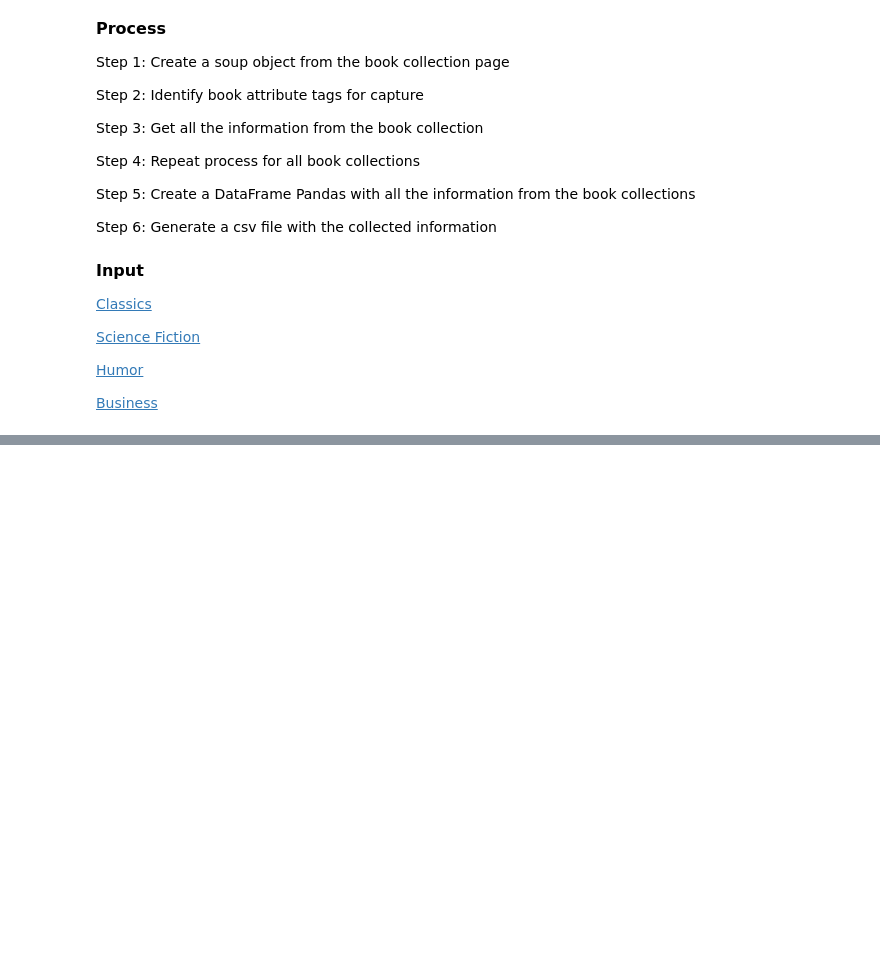
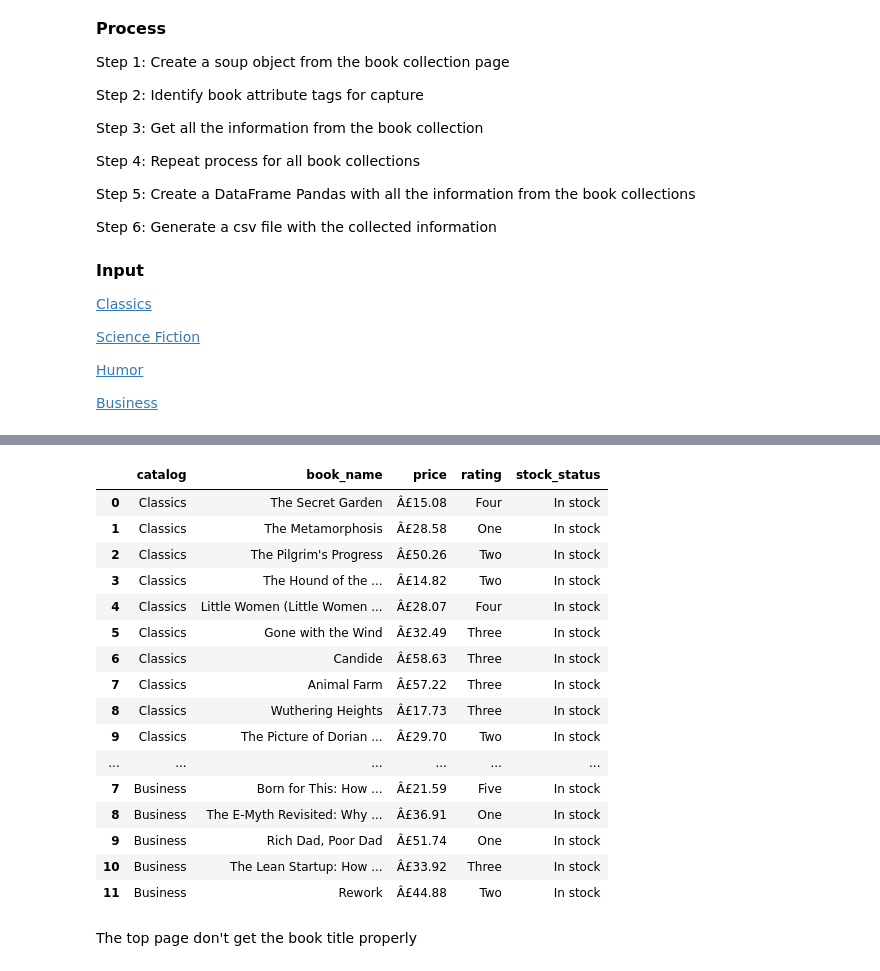
Before and after one commit to MarcosRMG/ds_ao_dev, a Jupyter notebook: notebooks/DS ao DEV.ipynb, the cells around one changed output, grey strips where cells are left out. Cells and saved outputs as stored; diff of their text form; code cells hidden in the pictures; blank space fills up the shorter version.

```diff
--- a/notebooks/DS ao DEV.ipynb
+++ b/notebooks/DS ao DEV.ipynb
@@ -340,0 +586,22 @@ Step 6: Generate a csv file with the collected information
+# %%
+df_books
+# %% [output]
+|  | catalog | book_name | price | rating | stock_status |
+| 0 | Classics | The Secret Garden | Â£15.08 | Four | In stock |
+| 1 | Classics | The Metamorphosis | Â£28.58 | One | In stock |
+| 2 | Classics | The Pilgrim's Progress | Â£50.26 | Two | In stock |
+| 3 | Classics | The Hound of the ... | Â£14.82 | Two | In stock |
+| 4 | Classics | Little Women (Little Women ... | Â£28.07 | Four | In stock |
+| 5 | Classics | Gone with the Wind | Â£32.49 | Three | In stock |
+| 6 | Classics | Candide | Â£58.63 | Three | In stock |
+| 7 | Classics | Animal Farm | Â£57.22 | Three | In stock |
+| 8 | Classics | Wuthering Heights | Â£17.73 | Three | In stock |
+| 9 | Classics | The Picture of Dorian ... | Â£29.70 | Two | In stock |
+| ... | ... | ... | ... | ... | ... |
+| 7 | Business | Born for This: How ... | Â£21.59 | Five | In stock |
+| 8 | Business | The E-Myth Revisited: Why ... | Â£36.91 | One | In stock |
+| 9 | Business | Rich Dad, Poor Dad | Â£51.74 | One | In stock |
+| 10 | Business | The Lean Startup: How ... | Â£33.92 | Three | In stock |
+| 11 | Business | Rework | Â£44.88 | Two | In stock |
+# %% [markdown]
+The top page don't get the book title properly
```
Also changed, not shown: parts of 21 cells of this notebook, 1 other file.
